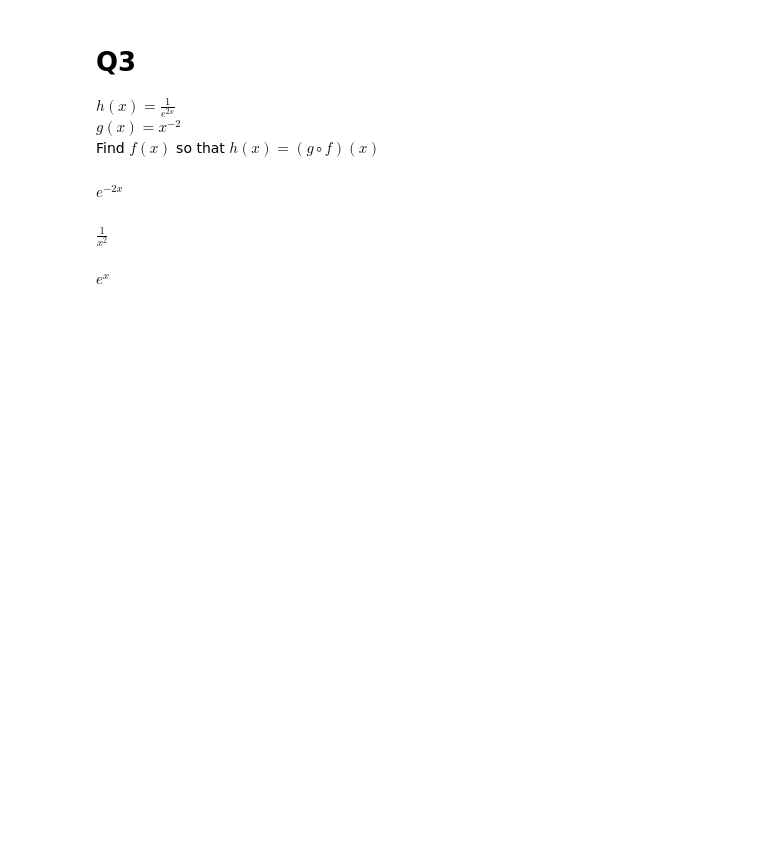
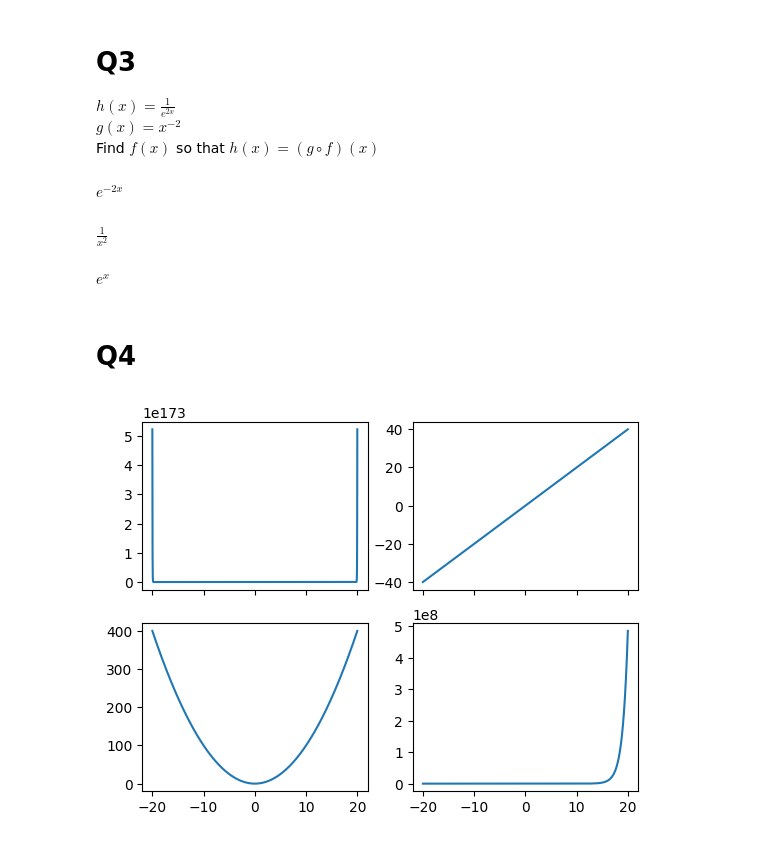
Before and after one commit to roman91DE/Precalculus_Relations_and_Functions, a Jupyter notebook: notebooks/composition_inverse.ipynb, the cells around one changed output. Cells and saved outputs as stored; diff of their text form; code cells hidden in the pictures; blank space fills up the shorter version.

```diff
--- a/notebooks/composition_inverse.ipynb
+++ b/notebooks/composition_inverse.ipynb
@@ -59,3 +64,23 @@ assert gexpr.replace(x, fexpr) - hexpr == 0
 fexpr
 # %% [output]
 $\displaystyle e^{x}$
+# %% [markdown]
+# Q4
+# %%
+fig, axes = plt.subplots(2, 2, sharex=True)
+
+X = np.linspace(-20, 20, 10000)
+
+f1 = lambda x: np.exp(x**2)
+f2 = lambda x: 2*x # has inverse
+f3 = lambda x: x**2
+f4 = lambda x: np.exp(x) # has inverse
+
+
+funcs=[(f1, f2), (f3, f4)]
+
+for (ax1, ax2), (fa, fb) in zip(axes, funcs):
+    ax1.plot(X, fa(X))
+    ax2.plot(X, fb(X))
+# %% [output]
+[figure, added]
```
Also changed, not shown: parts of 5 cells of this notebook.
